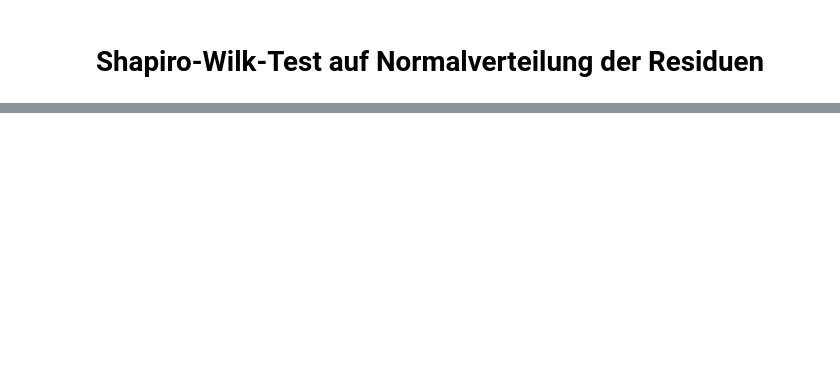
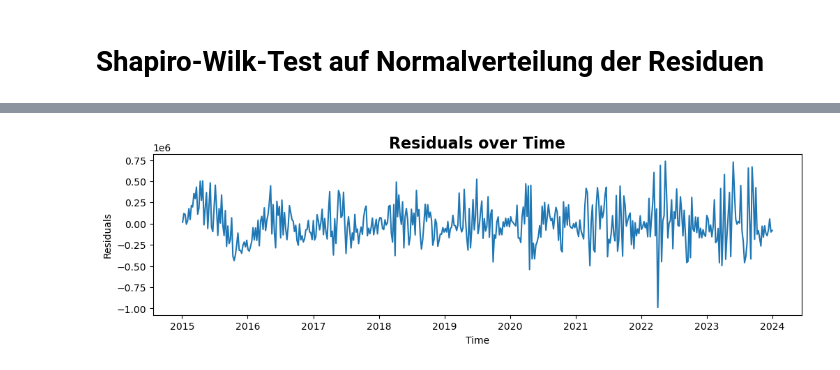
Before and after one commit to raminsdp/Energy_Production_data_repo, a Jupyter notebook: Jupyter_Notebooks/mh_time-series-SARIMAX.ipynb, the cells around one changed output, grey strips where cells are left out. Cells and saved outputs as stored; diff of their text form; code cells hidden in the pictures; blank space fills up the shorter version.

```diff
--- a/Jupyter_Notebooks/mh_time-series-SARIMAX.ipynb
+++ b/Jupyter_Notebooks/mh_time-series-SARIMAX.ipynb
@@ -351,14 +453,16 @@ print('Shapiro-Wilk-Test p-Wert:', shapiro_p_value)
 # %%
 import matplotlib.pyplot as plt
 from statsmodels.graphics.tsaplots import plot_acf
 from statsmodels.stats.diagnostic import acorr_ljungbox
 
 # Visual Diagnostics
 # Plot the residuals
-plt.figure(figsize=(10, 6))
+plt.figure(figsize=(12,3))
 plt.plot(residuals)
 plt.title('Residuals over Time', fontweight='bold', fontsize=16)
 plt.xlabel('Time')
 plt.ylabel('Residuals')
 #plt.savefig('Residuals over Time.png')
 plt.show()
+# %% [output]
+[figure, added]
```
Also changed, not shown: parts of 19 cells of this notebook, 1 other file.
